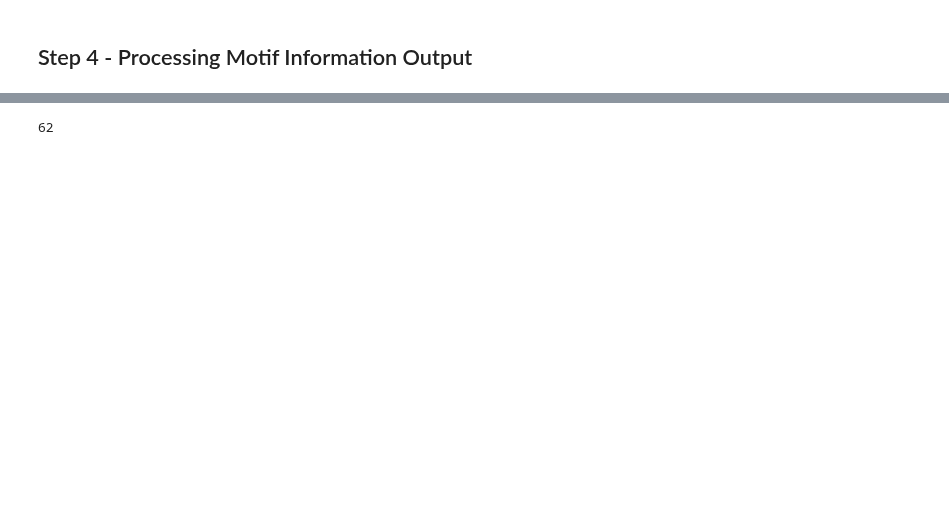
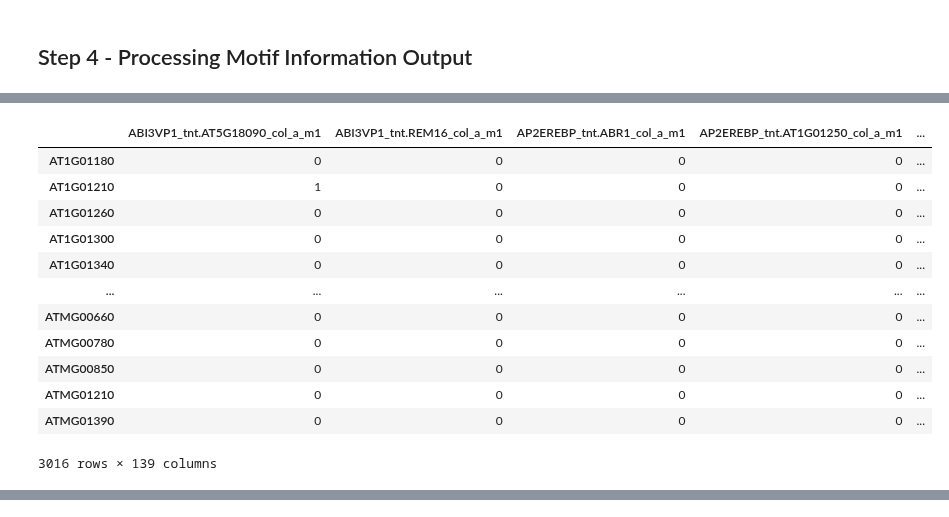
Before and after one commit to teegman123/ECE759_Project, a Jupyter notebook: Motif_detection.ipynb, the cells around one changed output, grey strips where cells are left out. Saved outputs shown, nothing was run; the diff lists cells and outputs as text; code cells hidden in the pictures; blank space fills up the shorter version.

Commit message:
pushing motif features matrix

```diff
--- a/Motif_detection.ipynb
+++ b/Motif_detection.ipynb
@@ -827,3 +826,19 @@ def analyze_motif_enrichment(ameoutputdir):
+# %%
+display(motif_matrix)
+# %% [output]
+|  | ABI3VP1_tnt.AT5G18090_col_a_m1 | ABI3VP1_tnt.REM16_col_a_m1 | AP2EREBP_tnt.ABR1_col_a_m1 | AP2EREBP_tnt.AT1G01250_col_a_m1 | ... |
+| AT1G01180 | 0 | 0 | 0 | 0 | ... |
+| AT1G01210 | 1 | 0 | 0 | 0 | ... |
+| AT1G01260 | 0 | 0 | 0 | 0 | ... |
+| AT1G01300 | 0 | 0 | 0 | 0 | ... |
+| AT1G01340 | 0 | 0 | 0 | 0 | ... |
+| ... | ... | ... | ... | ... | ... |
+| ATMG00660 | 0 | 0 | 0 | 0 | ... |
+| ATMG00780 | 0 | 0 | 0 | 0 | ... |
+| ATMG00850 | 0 | 0 | 0 | 0 | ... |
+| ATMG01210 | 0 | 0 | 0 | 0 | ... |
+| ATMG01390 | 0 | 0 | 0 | 0 | ... |
+3016 rows × 139 columns
 # %%
 # Analzying motif enrichments for trial 4 - mostly empty results still
 motif_enrichment_path = '/home/temccrac/Programs/cellular_clarity_project/checkpoints/motif_enrichment_trial4'
@@ -1007,8 +1022,3 @@ Cluster 21: 0 unique motifs, 0 unique target genes.
 Cluster 49: 0 unique motifs, 0 unique target genes.
 Cluster 50: 0 unique motifs, 0 unique target genes.
 Cluster shuffle_testing: 98 unique motifs, 62 unique target genes.
-# %%
-testing_id = 'shuffle_testing'
-len(final_results[testing_id]['gene'].unique())
-# %% [output]
-62
```
Also changed, not shown: parts of 15 cells of this notebook, 2 other files.
